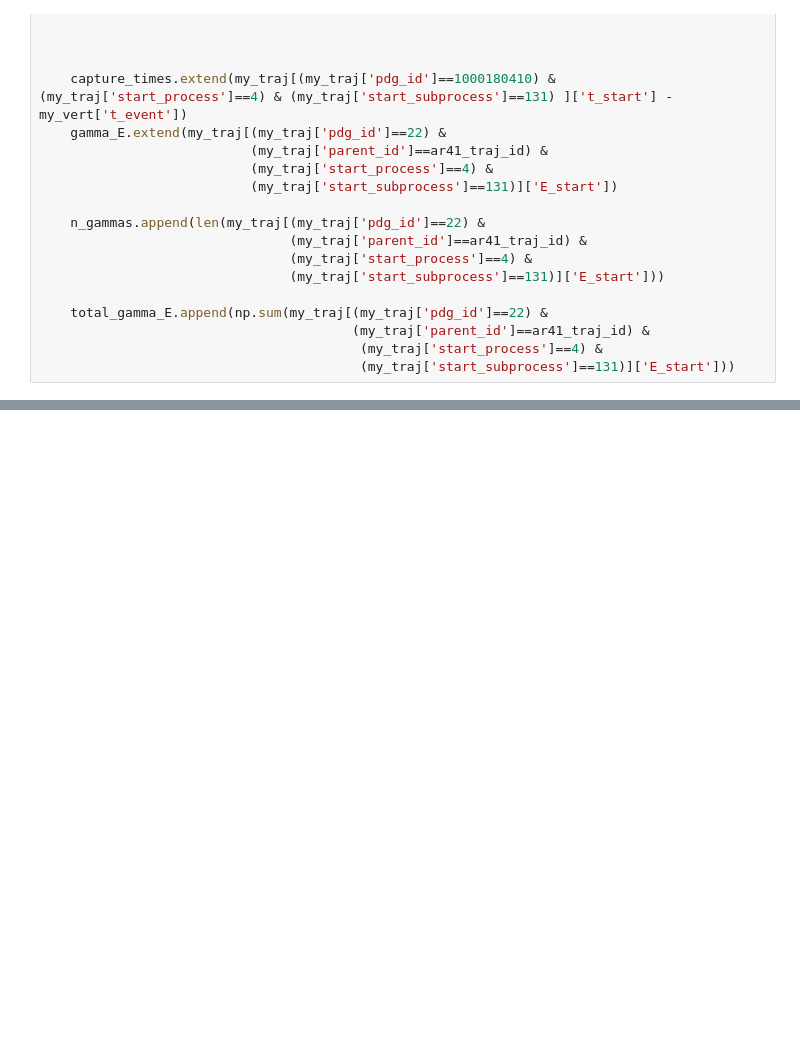
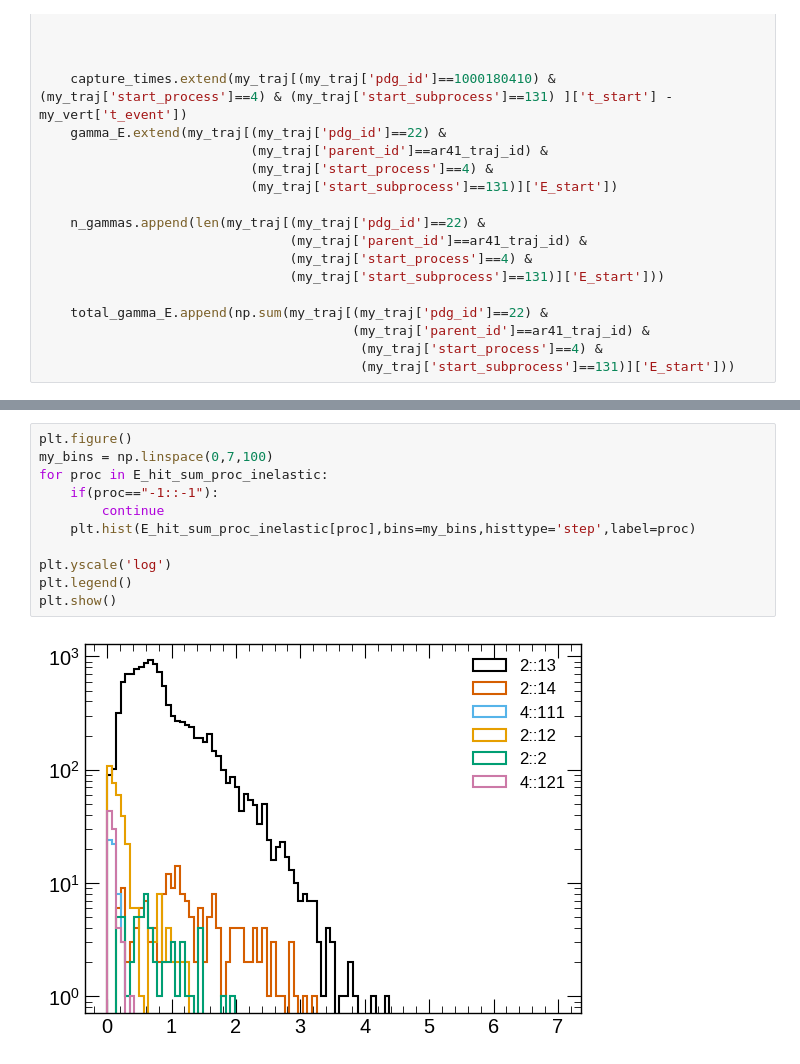
Before and after one commit to lmlepin9/2x2_neutron_sources, a Jupyter notebook: AmBe/simulations/AmBe_neutron_MC_studies_flow.ipynb, the cells around one changed output, grey strips where cells are left out. Drawn from its saved outputs; the diff is of its cells as text; blank space fills up the shorter version.

```diff
--- a/AmBe/simulations/AmBe_neutron_MC_studies_flow.ipynb
+++ b/AmBe/simulations/AmBe_neutron_MC_studies_flow.ipynb
@@ -82,0 +338,13 @@ plt.show()
+# %%
+plt.figure()
+my_bins = np.linspace(0,7,100)
+for proc in E_hit_sum_proc_inelastic:
+    if(proc=="-1::-1"):
+        continue
+    plt.hist(E_hit_sum_proc_inelastic[proc],bins=my_bins,histtype='step',label=proc)
+
+plt.yscale('log')
+plt.legend()
+plt.show()
+# %% [output]
+[figure, added]
```
Also changed, not shown: parts of 19 cells of this notebook.
